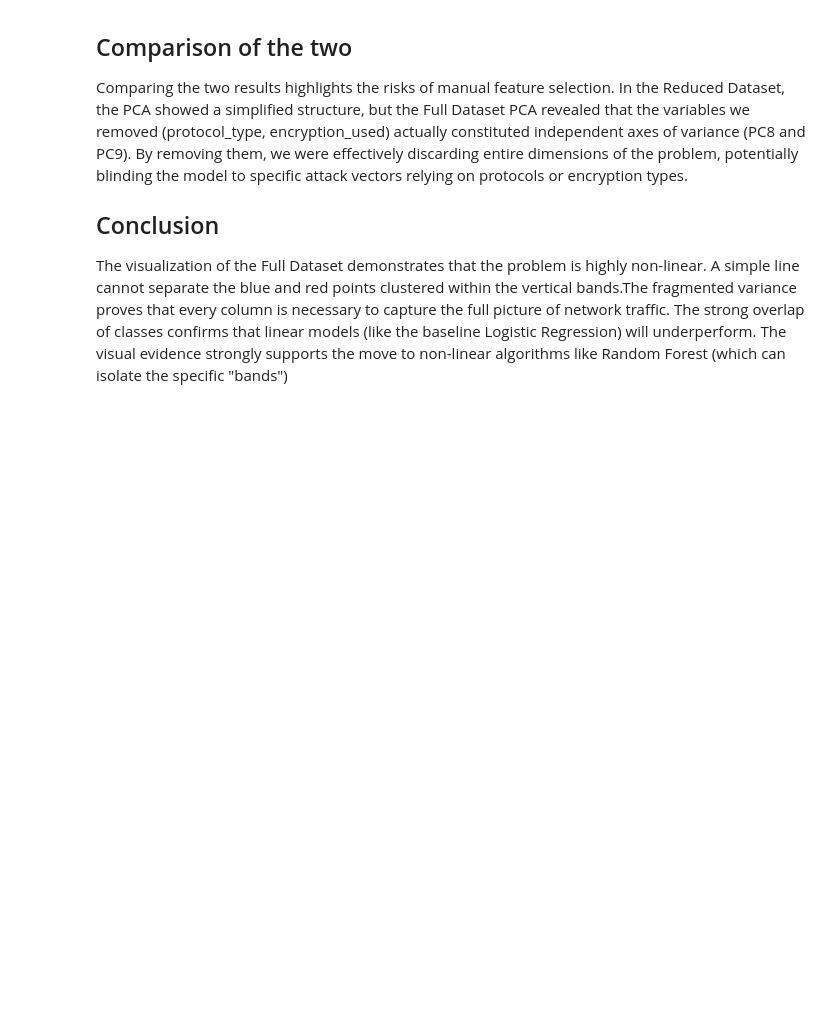
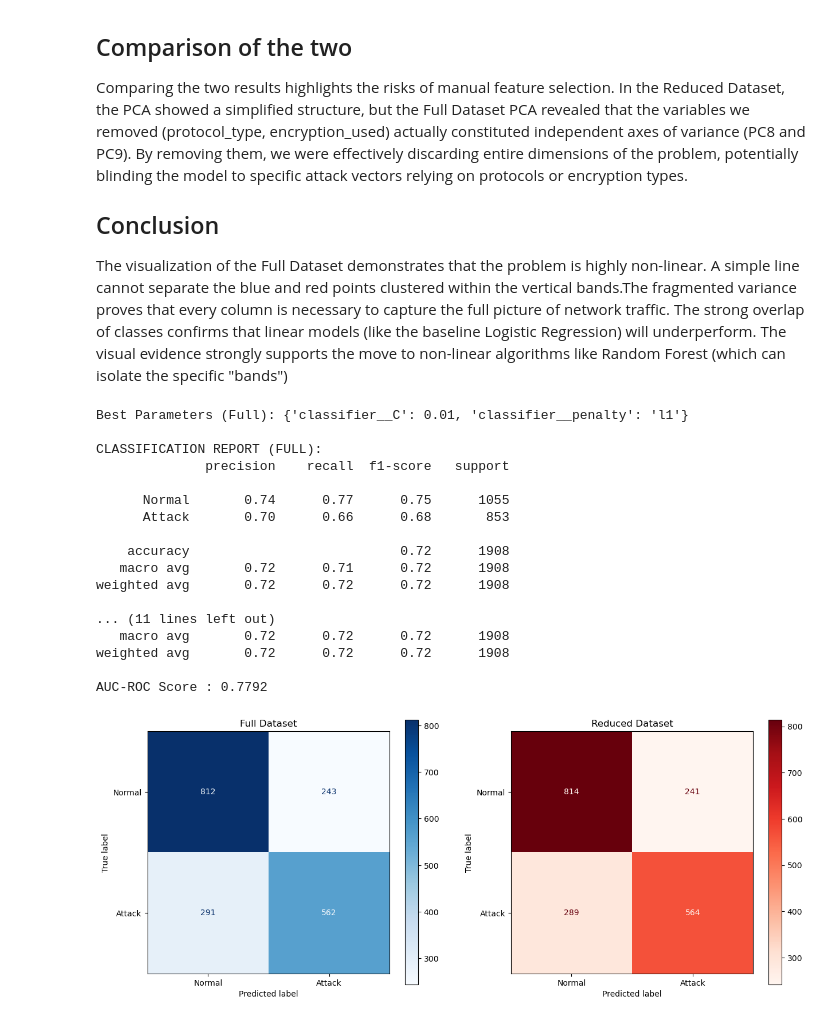
Before and after one commit to mangoshaker/Cybersecurity-Intrusion-Detection, a Jupyter notebook: Preprocessing_numerotation.ipynb, the cells around one changed output. Drawn from its saved outputs; the diff is of its cells as text; code cells hidden in the pictures; blank space fills up the shorter version.

```diff
--- a/Preprocessing_numerotation.ipynb
+++ b/Preprocessing_numerotation.ipynb
@@ -257,10 +265,12 @@ param_grid = {
     'classifier__penalty': ['l1', 'l2']
 }
 
-
+from sklearn.linear_model import LogisticRegression
+from sklearn.model_selection import GridSearchCV
+from sklearn.metrics import classification_report, roc_auc_score, ConfusionMatrixDisplay
 # Full model
 pipeline_lr = Pipeline([
-    ('preprocessor', preprocessor_lr), # Utilise le preprocessor complet
+    ('preprocessor', preprocessor), # Utilise le preprocessor complet
     ('classifier', LogisticRegression(max_iter=1000, solver='liblinear', random_state=42))
 ])
 
@@ -278,33 +288,52 @@ pipeline_lr_reduced = Pipeline([
 ])
 
 grid_search_reduced = GridSearchCV(pipeline_lr_reduced, param_grid, cv=5, scoring='recall', n_jobs=-1)
 grid_search_reduced.fit(X_train_reduced, y_train_reduced)
 
 best_model_reduced = grid_search_reduced.best_estimator_
 y_pred_reduced = best_model_reduced.predict(X_test_reduced)
 y_proba_reduced = best_model_reduced.predict_proba(X_test_reduced)[:, 1]
 
 #Classification reports
 print(f"\nBest Parameters (Full): {grid_search.best_params_}")
 print("\nCLASSIFICATION REPORT (FULL):")
 print(classification_report(y_test, y_pred, target_names=['Normal', 'Attack']))
 print(f"AUC-ROC Score : {roc_auc_score(y_test, y_proba):.4f}")
 
 print(f"\nBest Parameters (Reduced): {grid_search_reduced.best_params_}")
 print("\nCLASSIFICATION REPORT (REDUCED):")
 print(classification_report(y_test_reduced, y_pred_reduced, target_names=['Normal', 'Attack']))
 print(f"AUC-ROC Score : {roc_auc_score(y_test_reduced, y_proba_reduced):.4f}")
 
 # Confusion Matrices
 fig, axes = plt.subplots(1, 2, figsize=(15, 6))
 
 ConfusionMatrixDisplay.from_predictions(y_test, y_pred, display_labels=['Normal', 'Attack'], cmap='Blues', ax=axes[0])
 axes[0].set_title("Full Dataset")
 
 ConfusionMatrixDisplay.from_predictions(y_test_reduced, y_pred_reduced, display_labels=['Normal', 'Attack'], cmap='Reds', ax=axes[1])
 axes[1].set_title("Reduced Dataset")
 
 plt.show()
+# %% [output]
+Best Parameters (Full): {'classifier__C': 0.01, 'classifier__penalty': 'l1'}
+
+CLASSIFICATION REPORT (FULL):
+              precision    recall  f1-score   support
+
+      Normal       0.74      0.77      0.75      1055
+      Attack       0.70      0.66      0.68       853
+
+    accuracy                           0.72      1908
+   macro avg       0.72      0.71      0.72      1908
+weighted avg       0.72      0.72      0.72      1908
+
+... (11 lines left out)
+   macro avg       0.72      0.72      0.72      1908
+weighted avg       0.72      0.72      0.72      1908
+
+AUC-ROC Score : 0.7792
+[figure, added]
 # %%
 #KNN
 from sklearn.neighbors import KNeighborsClassifier
```
Also changed, not shown: parts of 4 cells of this notebook, 1 other file.
